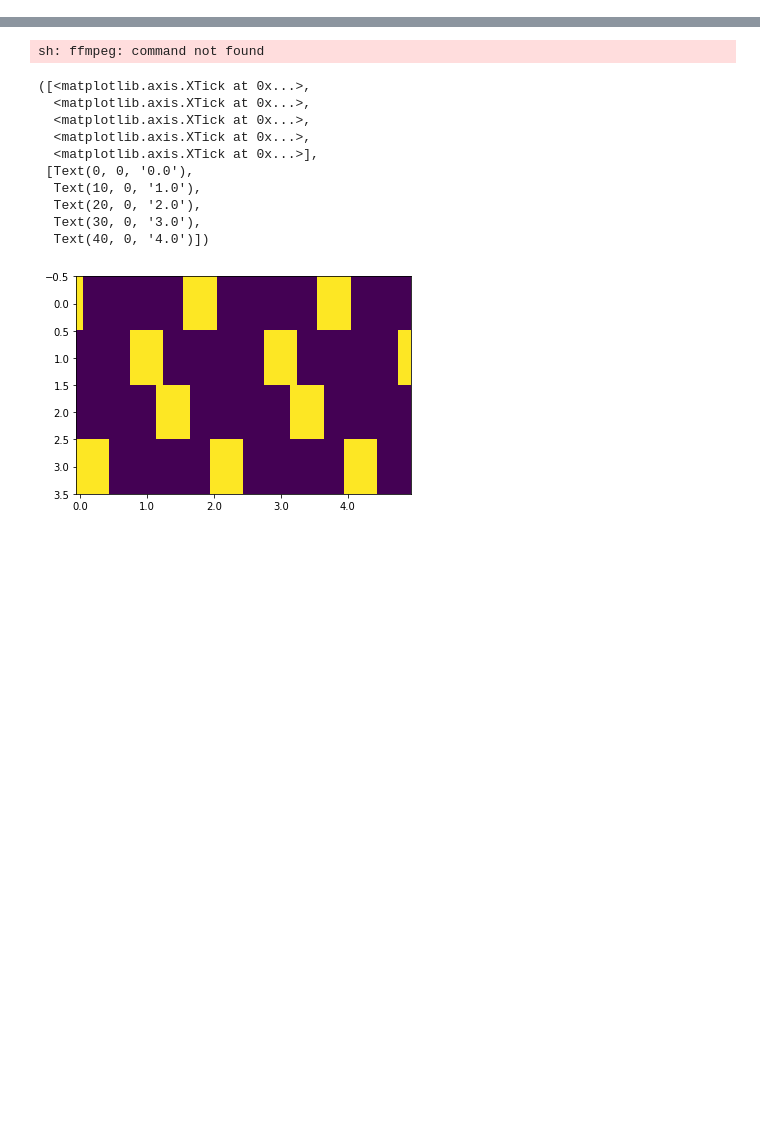
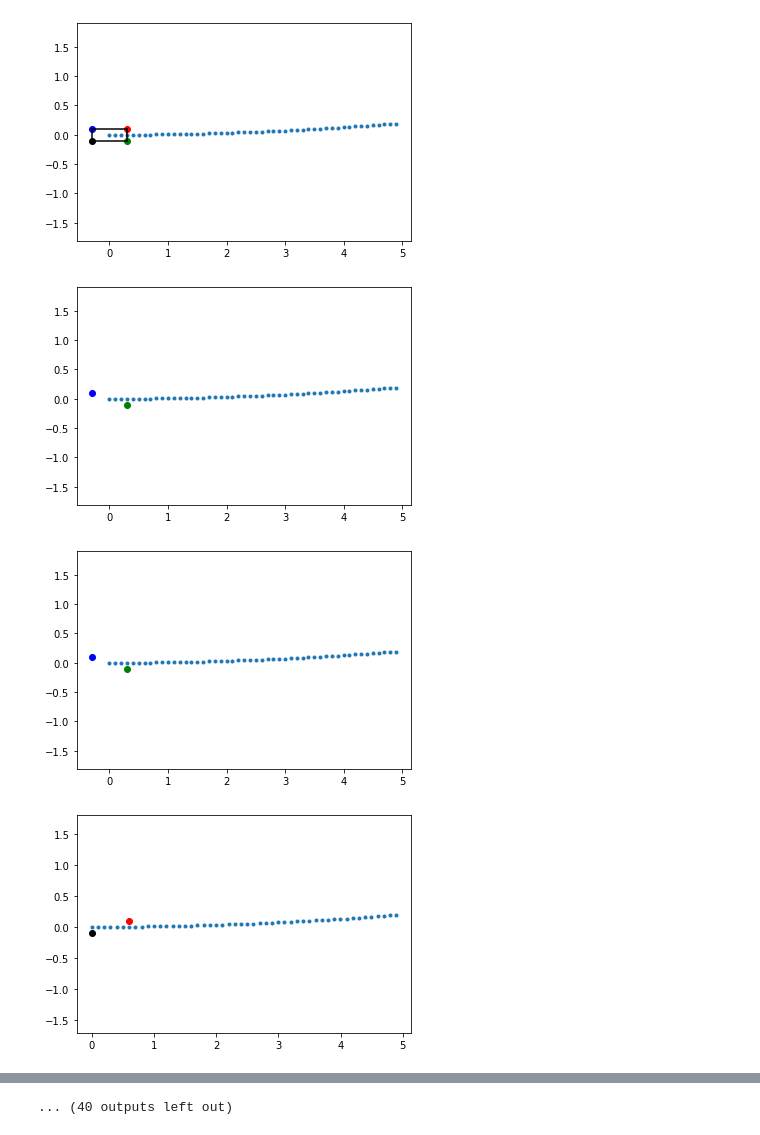
Before and after one commit to JChunX/gait-trans, a Jupyter notebook: gait_trans/playground.ipynb, the cells around one changed output, grey strips where cells are left out. Saved outputs shown, nothing was run; the diff lists cells and outputs as text; code cells hidden in the pictures; blank space fills up the shorter version.

```diff
--- a/gait_trans/playground.ipynb
+++ b/gait_trans/playground.ipynb
@@ -64,7 +64,7 @@ def get_foot_positions(p_k, psi_k, l, v=0, v_cmd=0, omega_cmd=0, h=0.5, t_stance
 
     return positions
 
-def gen_body_trajectory(v, omega, dt, N, z=0.5):
+def gen_body_trajectory(v, omega, dt, N, z=0.34):
     """
     Generates a body trajectory for a given velocity and angular velocity
 
@@ -205,19 +205,19 @@ class ContactScheduler:
         return contact_sequence
 
 
-leg_shoulder_pos = [np.array([0.5,0.5,0]),
-    np.array([0.5,-0.5,0]),
-    np.array([-0.5,0.5,0]),
-    np.array([-0.5,-0.5,0])]
+leg_shoulder_pos = [np.array([0.3,0.1,0]),
+    np.array([0.3,-0.1,0]),
+    np.array([-0.3,0.1,0]),
+    np.array([-0.3,-0.1,0])]
 
-body_cmd_vel = np.array([0.5, 0])
+body_cmd_vel = np.array([1, 0])
 omega = np.pi/200
 dt = 0.1
 N = 50
 body_traj = gen_body_trajectory(body_cmd_vel, omega, dt, N)
 
-contact_scheduler = ContactScheduler(2, dt)
-contact_sequence = contact_scheduler.make_gallop_contact_sequence(N, 0)
+contact_scheduler = ContactScheduler(0.5, dt)
+contact_sequence = contact_scheduler.make_trot_contact_sequence(N, 0)
 
 t = 0
 prev_contacts = np.zeros(4)
@@ -239,35 +239,39 @@ for i in range(N):
     foot_positions[i] = foot_positions[i-1]
     for j in new_in_contact:
         foot_positions[i, j] = new_foot_positions[j]
 
     prev_contacts = contacts
 
     fig = plt.figure()
     # plot x,y from body_traj
     plt.plot(body_traj[:, 0], body_traj[:, 1], '.')
     plt.axis('equal')
 
     # plot the x,y positions of foots,
     # FL should be red, FR should be green, BL should be blue, BR should be black
     colors = ['r', 'g', 'b', 'k']
     for j in range(4):
         if contacts[j]:
             plt.plot(foot_positions[i, j, 0], foot_positions[i, j, 1], 'o', color=colors[j])
 
     # draw the convex hull of foot positions in contact, if number of contacts > 2
     if np.sum(contacts) > 2:
         hull = ConvexHull(foot_positions[i, contacts == 1, :2])
         for simplex in hull.simplices:
             plt.plot(foot_positions[i, contacts == 1, 0][simplex], foot_positions[i, contacts == 1, 1][simplex], 'k-')
+    plt.show()
+    # save figure to image
+    #fig.savefig('notebook_outputs/frame_{}.png'.format(i))
+    #plt.close(fig)
 
-    # save figure to image
-    fig.savefig('notebook_outputs/frame_{}.png'.format(i))
-    plt.close(fig)
-
-os.system("ffmpeg -r {} -i notebook_outputs/frame_%d.png -vcodec mpeg4 -y movie.mp4".format(int(1/dt)))
+#os.system("ffmpeg -r {} -i notebook_outputs/frame_%d.png -vcodec mpeg4 -y movie.mp4".format(int(1/dt)))
 
 plt.figure()
 plt.imshow(contact_sequence.T, aspect='auto')
 # make the x axis time
 plt.xticks(np.arange(0, N, 10), np.arange(0, N*dt, 10*dt))
 # %% [output]
+[figure, new version]
+[figure, added]
+[figure, added]
+[figure, added]
@@ -274,15 +286,4 @@ plt.xticks(np.arange(0, N, 10), np.arange(0, N*dt, 10*dt))
-sh: ffmpeg: command not found
+... (40 outputs left out)
-([<matplotlib.axis.XTick at 0x...>,
-  <matplotlib.axis.XTick at 0x...>,
-  <matplotlib.axis.XTick at 0x...>,
-  <matplotlib.axis.XTick at 0x...>,
-  <matplotlib.axis.XTick at 0x...>],
- [Text(0, 0, '0.0'),
-  Text(10, 0, '1.0'),
-  Text(20, 0, '2.0'),
-  Text(30, 0, '3.0'),
-  Text(40, 0, '4.0')])
-[figure, old version]
 # %%
 # MPC control class for quadruped
 
```
Also changed, not shown: parts of 8 cells of this notebook, 3 other files.
